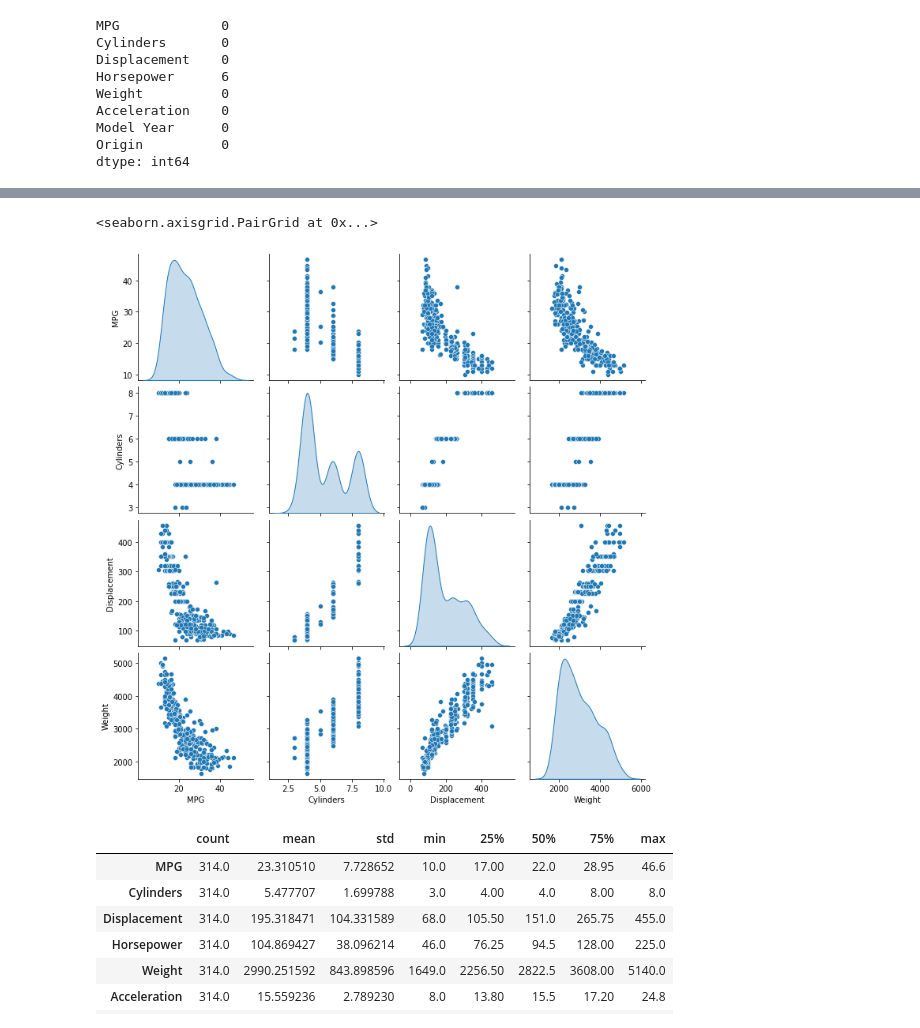
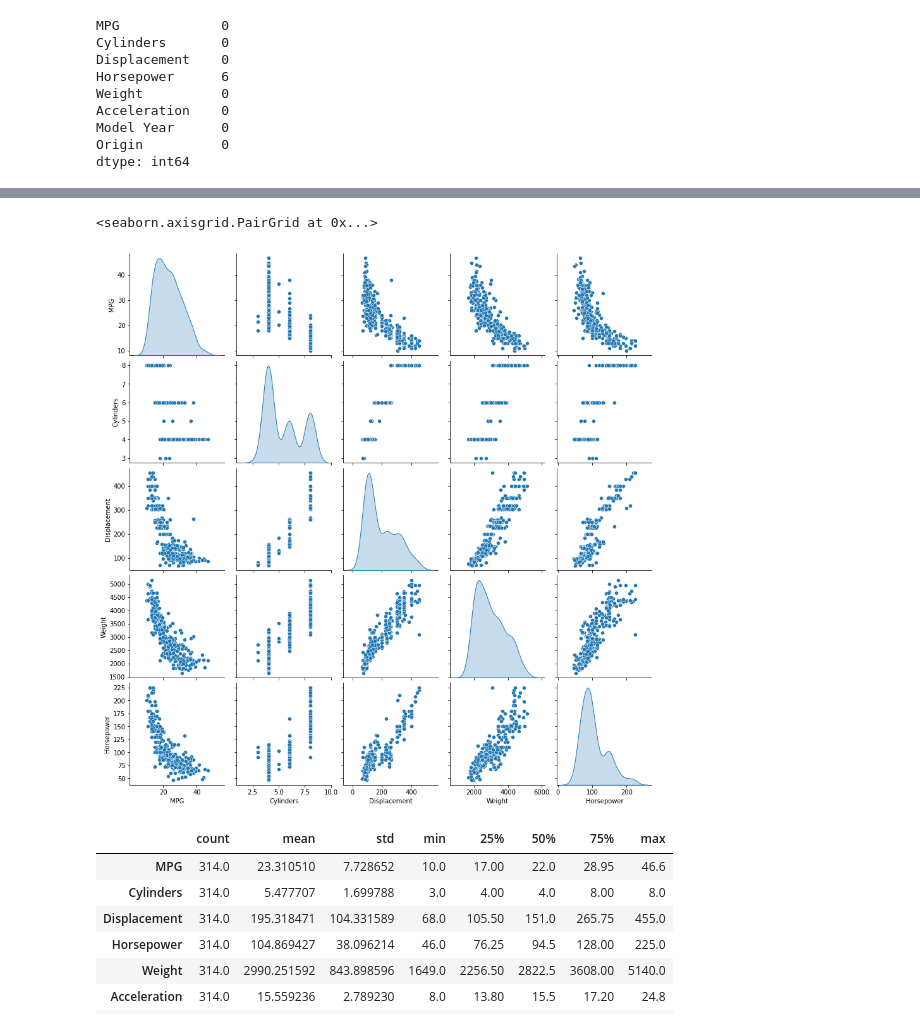
Before and after one commit to ftk1000/py_lessons, a Jupyter notebook: regr_fuel_efficiency.ipynb, the cells around one changed output, grey strips where cells are left out. Saved outputs shown, nothing was run; the diff lists cells and outputs as text; code cells hidden in the pictures.

```diff
--- a/regr_fuel_efficiency.ipynb
+++ b/regr_fuel_efficiency.ipynb
@@ -90,10 +86,10 @@ test_dataset = dataset.drop(train_dataset.index)
 # %%
 # Inspect the (train) data:
 # Review the joint distribution of a few pairs of columns from the training set.
-sns.pairplot(train_dataset[['MPG', 'Cylinders', 'Displacement', 'Weight']], diag_kind='kde')
+sns.pairplot(train_dataset[['MPG', 'Cylinders', 'Displacement', 'Weight', 'Horsepower' ]], diag_kind='kde')
 # %% [output]
 <seaborn.axisgrid.PairGrid at 0x...>
-[figure, old version]
+[figure, new version]
 # %%
 # Let's also check the overall statistics.
 # Note how each feature covers a very different range:
```
Also changed, not shown: parts of 20 cells of this notebook.
